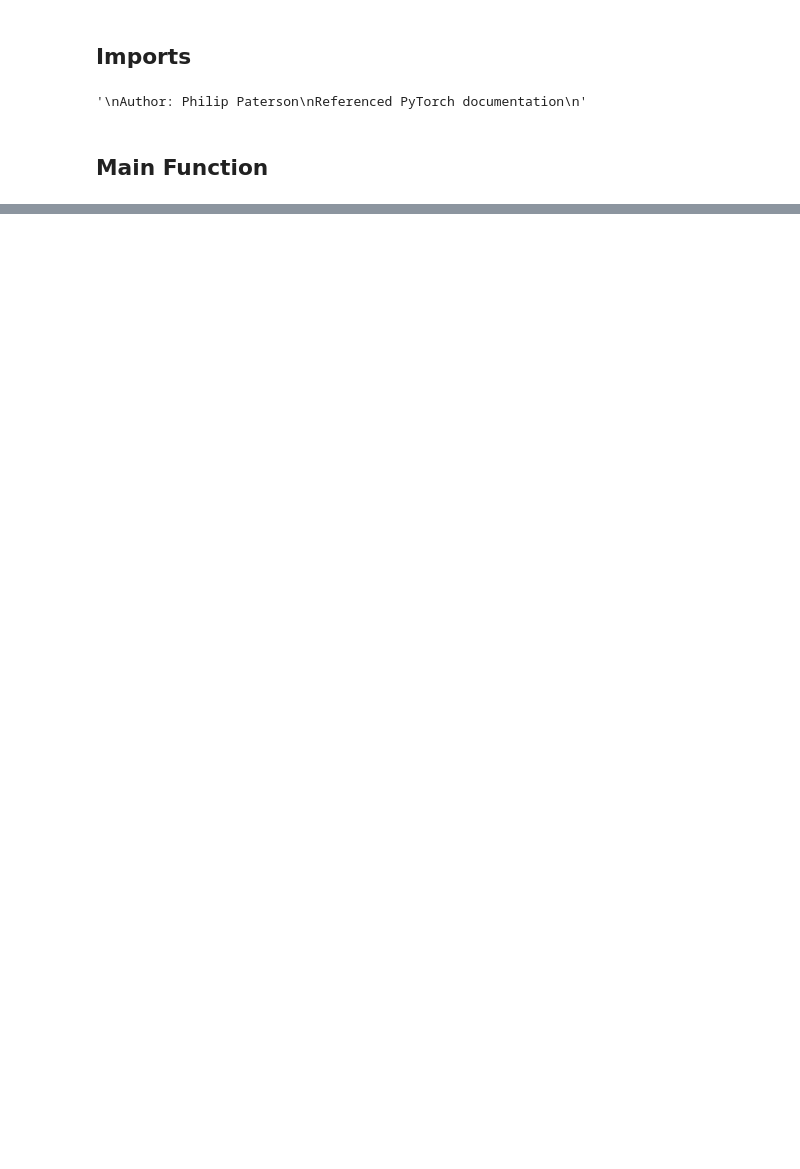
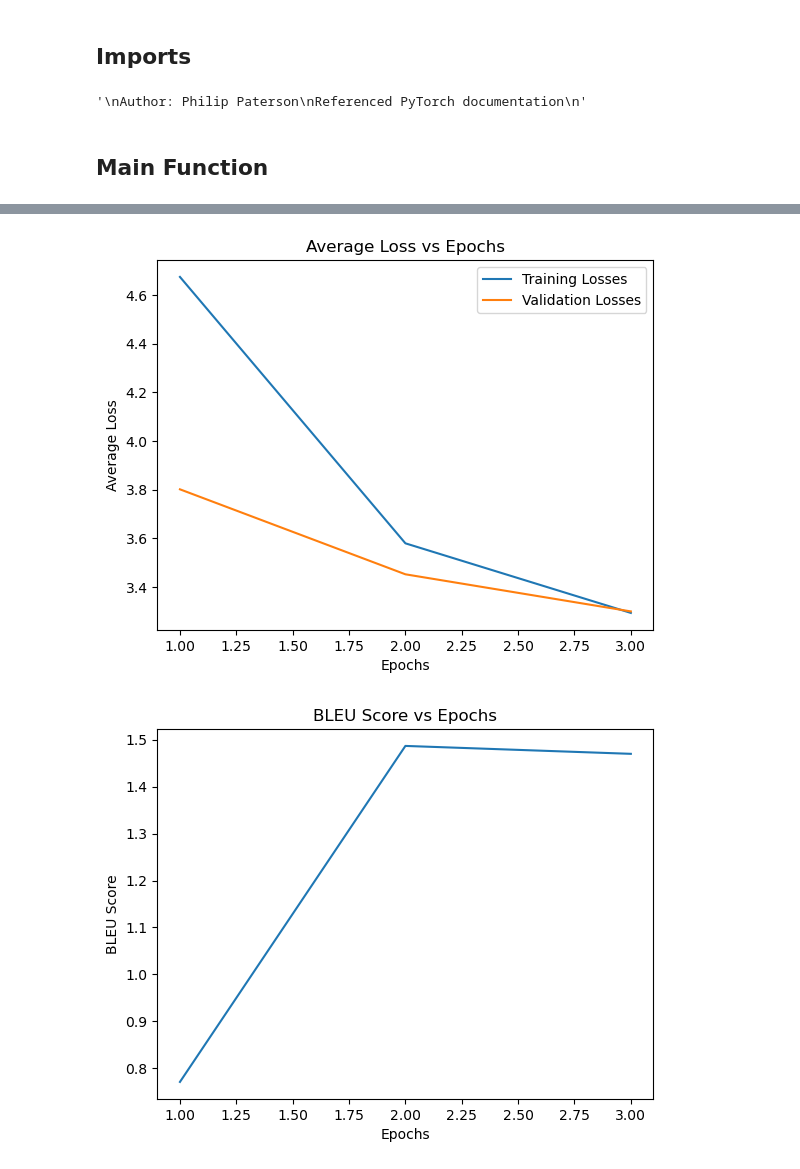
Before and after one commit to philiplpaterson/image-caption-generator, a Jupyter notebook: main.ipynb, the cells around one changed output, grey strips where cells are left out. Drawn from its saved outputs; the diff is of its cells as text; code cells hidden in the pictures; blank space fills up the shorter version.

```diff
--- a/main.ipynb
+++ b/main.ipynb
@@ -408,7 +675,7 @@ test_dataloader = get_dataloader(
     data=test_json,
     vocab=en_vocab,
     data_dir=datapath,
-    batch_size=BATCH_SIZE
+    batch_size=1
 )
 
 valid_dataloader = get_dataloader(
@@ -422,19 +689,4 @@ model = ImageCaptioner(vocab_size=len(en_vocab)).to(device)
 
 # Define the loss function and optimizer
 loss_fn = torch.nn.CrossEntropyLoss(ignore_index=pad_idx)
-optimizer = torch.optim.Adam(model.parameters(), lr=0.0001, betas=(0.9, 0.98), eps=1e-9)
-
-# Train the model
-stats = train(
-    model=model,
-    train_dataloader=train_dataloader,
-    valid_dataloader=valid_dataloader,
-    test_dataloader=test_dataloader,
-    loss_func=loss_fn,
-    optimizer=optimizer,
-    pad_idx=pad_idx,
-    tgt_vocab=en_vocab,
-    device=device
-)
-
-# TODO: Test with test dataloader
+optimizer = torch.optim.Adam(model.parameters(), lr=0.0001, betas=(0.9, 0.999), eps=1e-9)
@@ -444,3 +752,9 @@ AttributeError: 'ImageCaptioner' object has no attribute 'generate_square_subseq
+# %%
+# Create the performance plots
+plot_performance(stats)
+# %% [output]
+[figure, added]
+[figure, added]
 # %%
 # Testing code
 
```
Also changed, not shown: parts of 9 cells of this notebook, 2 other files.
